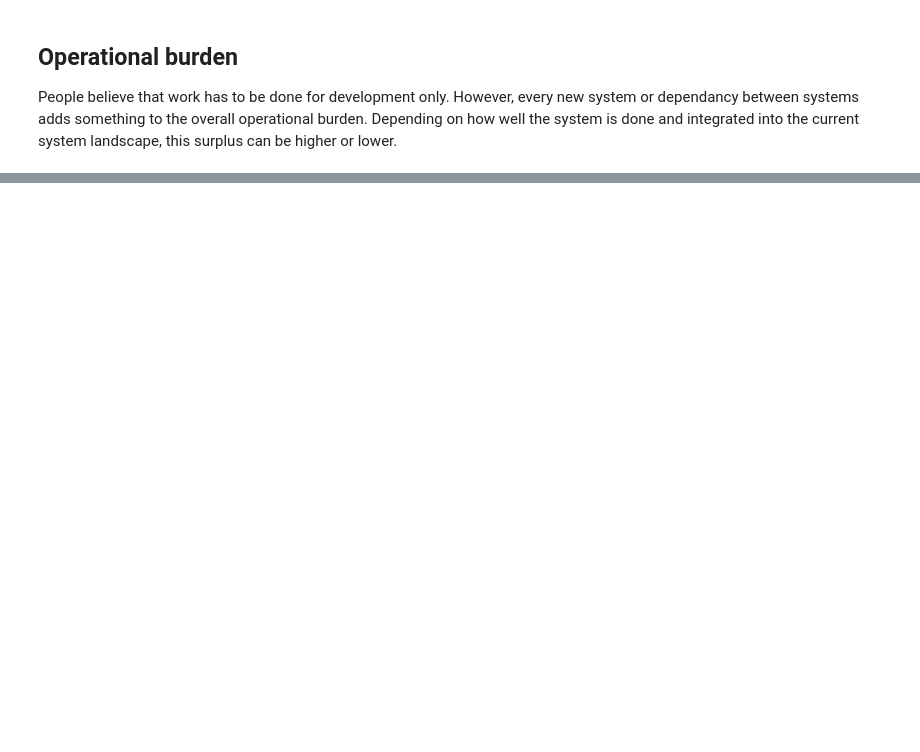
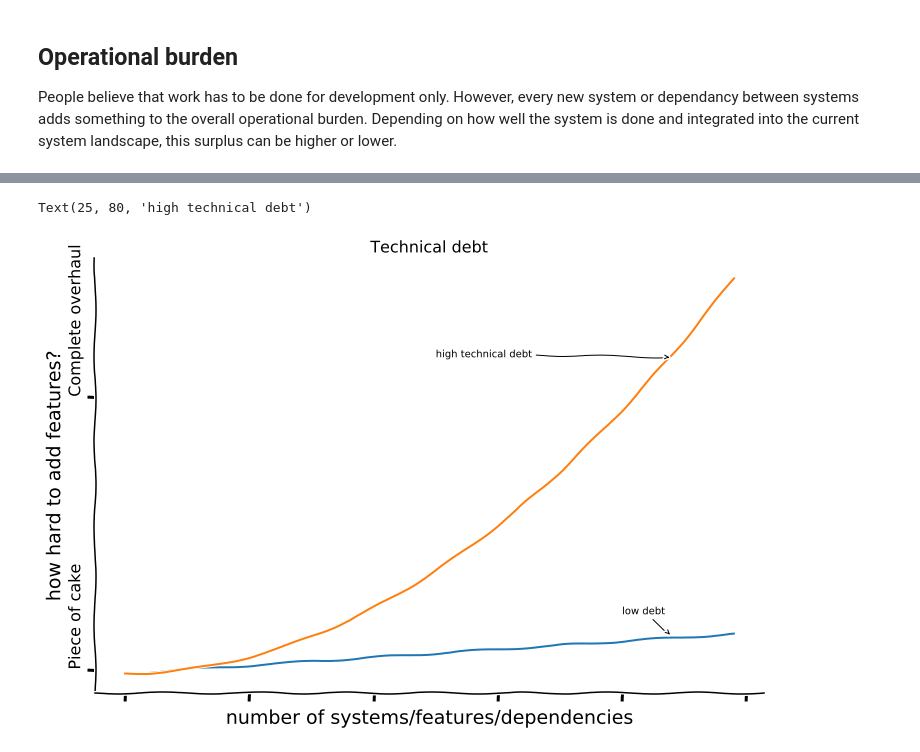
Before and after one commit to boecklic/notebooks, a Jupyter notebook: arch/graphics_dev_speed.ipynb, the cells around one changed output, grey strips where cells are left out. Saved outputs shown, nothing was run; the diff lists cells and outputs as text; code cells hidden in the pictures; blank space fills up the shorter version.

```diff
--- a/arch/graphics_dev_speed.ipynb
+++ b/arch/graphics_dev_speed.ipynb
@@ -92,0 +95,28 @@ Text(20, -1, 'belief')
+# %%
+plt.plot(np.linspace(0, 10))
+plt.plot((np.linspace(0, 10)**2))
+plt.title('Technical debt')
+frame1 = plt.gca()
+plt.gcf().set_size_inches(FIGURE_WIDTH, FIGURE_HEIGHT)
+# frame1.axes.get_xaxis().set_visible(False)
+# frame1.axes.get_yaxis().set_visible(False)
+frame1.axes.spines['right'].set_visible(False)
+frame1.axes.spines['top'].set_visible(False)
+frame1.axes.set_xlabel('number of systems/features/dependencies')
+frame1.axes.set_ylabel('how hard to add features?')
+frame1.axes.set_xticklabels([])
+# frame1.axes.set_yticklabels([])
+frame1.axes.set_yticks([1,70])
+frame1.axes.set_yticklabels(("Piece of cake", "Complete overhaul"), rotation=90, ha="right", va="bottom")
+plt.annotate(
+    'low debt',
+    xy=(44, 9.5), arrowprops=dict(arrowstyle='->'), xytext=(40, 15))
+plt.annotate(
+    'high technical debt',
+    xy=(44, 80), arrowprops=dict(arrowstyle='->'), xytext=(25, 80))
+# plt.annotate(r"}",fontsize=24,
+#             xy=(10, 50), xycoords='figure fraction'
+#             )
+# %% [output]
+Text(25, 80, 'high technical debt')
+[figure, added]
```
Also changed, not shown: parts of 4 cells of this notebook.
